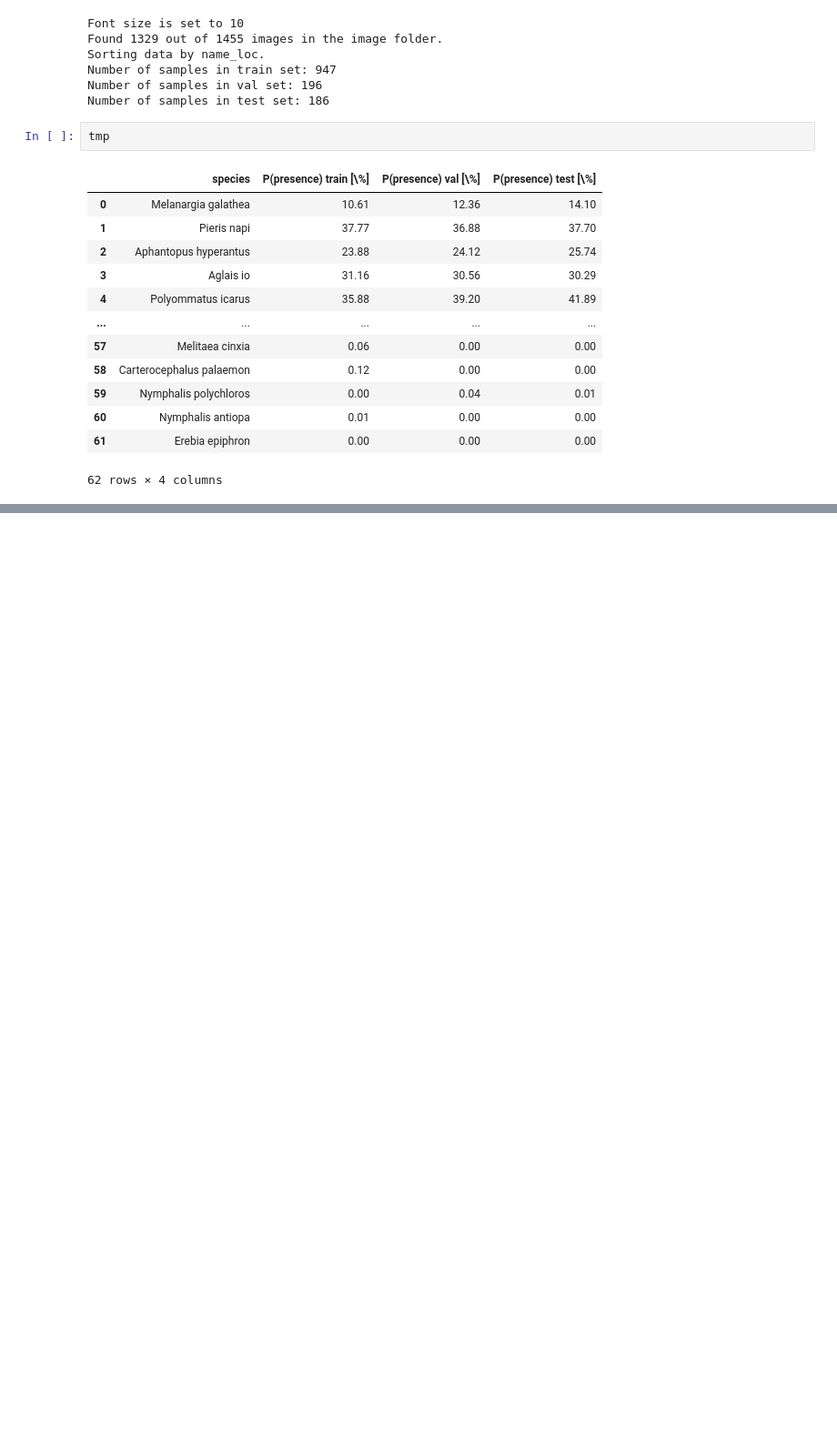
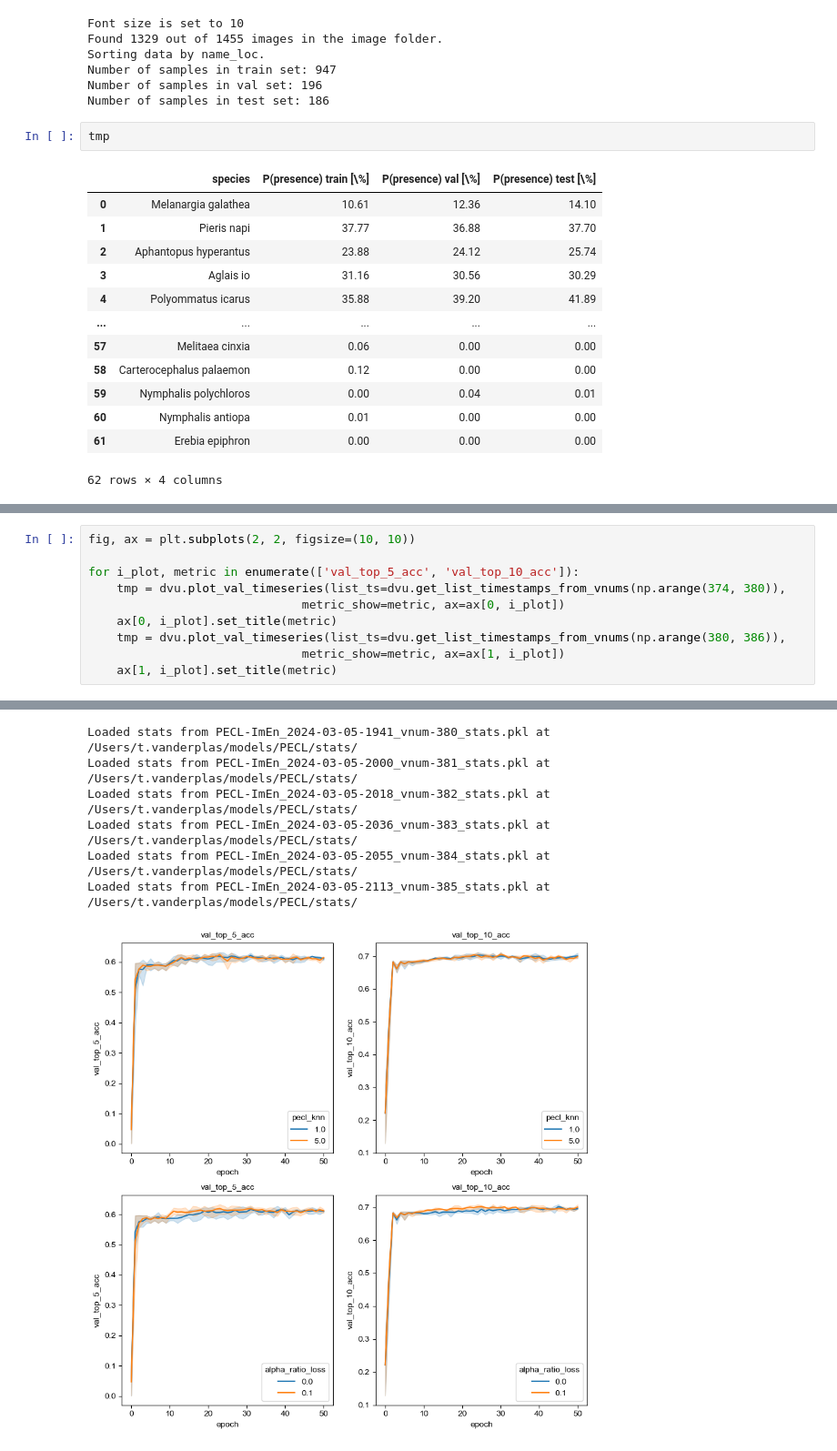
Before and after one commit to vdplasthijs/PECL, a Jupyter notebook: notebooks/try-out/Results figs and tables.ipynb, the cells around one changed output, grey strips where cells are left out. Shown at 91% size. Drawn from its saved outputs; the diff is of its cells as text; blank space fills up the shorter version.

```diff
--- a/notebooks/try-out/Results figs and tables.ipynb
+++ b/notebooks/try-out/Results figs and tables.ipynb
@@ -193,0 +124,11 @@ tmp
+# %%
+fig, ax = plt.subplots(2, 2, figsize=(10, 10))
+
+for i_plot, metric in enumerate(['val_top_5_acc', 'val_top_10_acc']):
+    tmp = dvu.plot_val_timeseries(list_ts=dvu.get_list_timestamps_from_vnums(np.arange(374, 380)),
+                              metric_show=metric, ax=ax[0, i_plot])
+    ax[0, i_plot].set_title(metric)
+    tmp = dvu.plot_val_timeseries(list_ts=dvu.get_list_timestamps_from_vnums(np.arange(380, 386)),
+                              metric_show=metric, ax=ax[1, i_plot])
+    ax[1, i_plot].set_title(metric)
+# %% [output]
@@ -193,0 +153,7 @@ tmp
+Loaded stats from PECL-ImEn_2024-03-05-1941_vnum-380_stats.pkl at /Users/t.vanderplas/models/PECL/stats/
+Loaded stats from PECL-ImEn_2024-03-05-2000_vnum-381_stats.pkl at /Users/t.vanderplas/models/PECL/stats/
+Loaded stats from PECL-ImEn_2024-03-05-2018_vnum-382_stats.pkl at /Users/t.vanderplas/models/PECL/stats/
+Loaded stats from PECL-ImEn_2024-03-05-2036_vnum-383_stats.pkl at /Users/t.vanderplas/models/PECL/stats/
+Loaded stats from PECL-ImEn_2024-03-05-2055_vnum-384_stats.pkl at /Users/t.vanderplas/models/PECL/stats/
+Loaded stats from PECL-ImEn_2024-03-05-2113_vnum-385_stats.pkl at /Users/t.vanderplas/models/PECL/stats/
+[figure, added]
```
Also changed, not shown: parts of 16 cells of this notebook, 6 other files.
